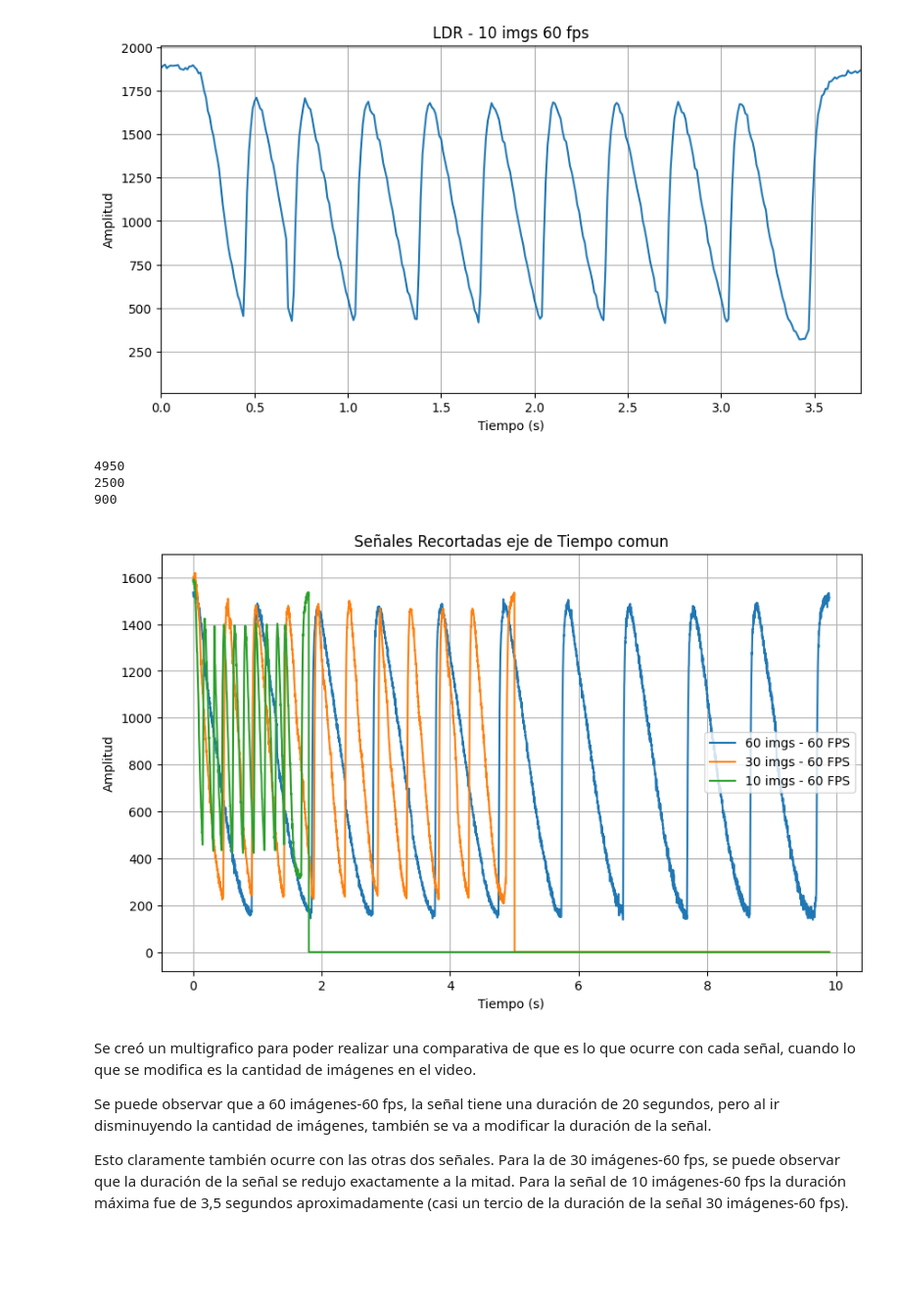
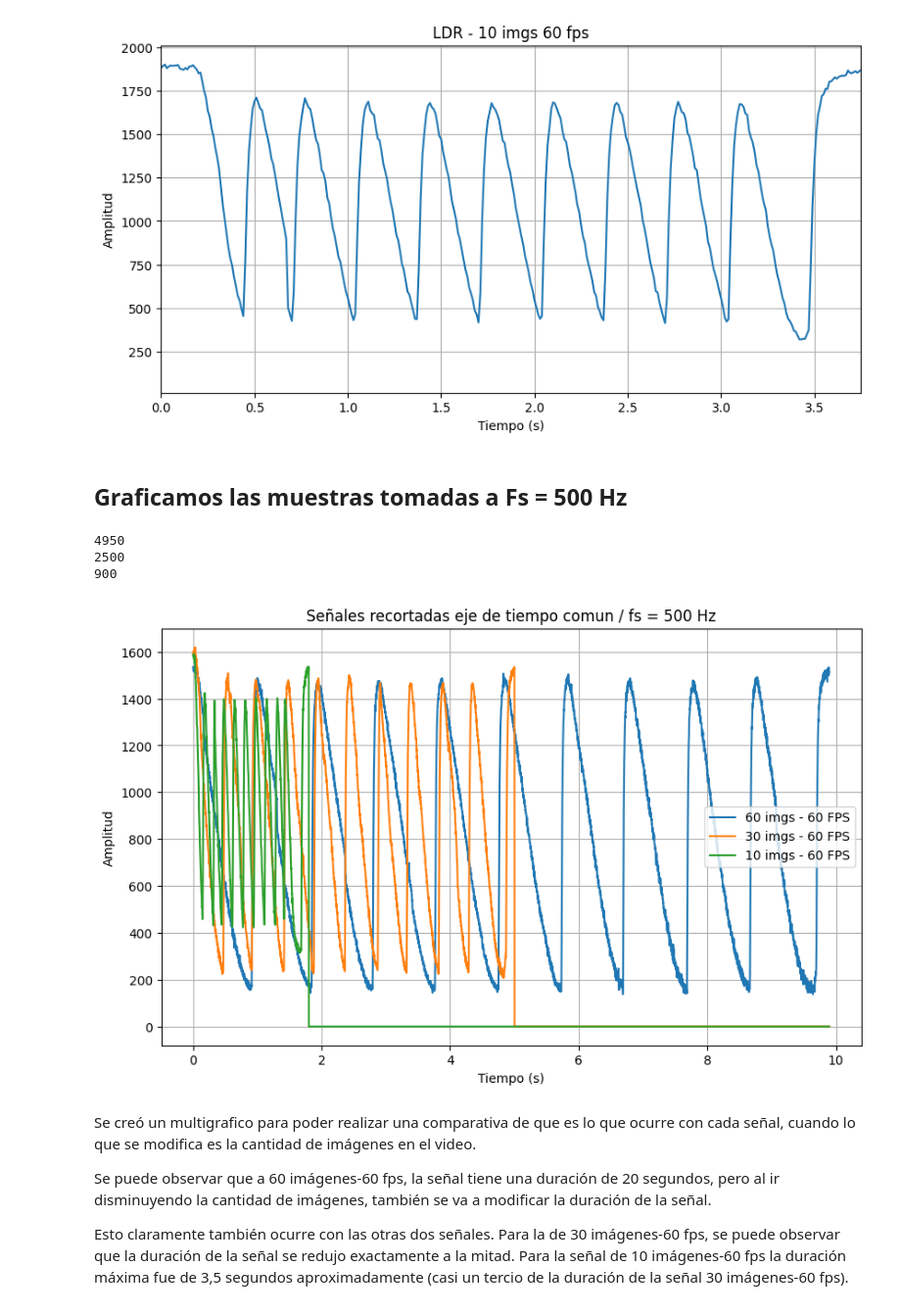
Before and after one commit to alex20022000/Signal_Processing_Project_Ciani-Dalle_Rive_Prieto, a Jupyter notebook: 01_Signal_Processing_Ciani+Dalle_Rive_Prieto.ipynb, the cells around one changed output. Shown at 98% size. Saved outputs shown, nothing was run; the diff lists cells and outputs as text; code cells hidden in the pictures; blank space fills up the shorter version.

```diff
--- a/01_Signal_Processing_Ciani+Dalle_Rive_Prieto.ipynb
+++ b/01_Signal_Processing_Ciani+Dalle_Rive_Prieto.ipynb
@@ -380,6 +353,8 @@ graficar_t_VS_muestras(t_acotado_5,
 [figure]
 [figure]
 [figure]
+# %% [markdown]
+## Graficamos las muestras tomadas a Fs = 500 Hz
 # %%
 # Seniales a utilizar
 seniales_utiles = [ldr_fs500Hz_60imgs_60fps, ldr_fs500Hz_30imgs_60fps, ldr_fs500Hz_10imgs_60fps]
@@ -423,35 +398,35 @@ print(len(seniales_utiles[2]))
 
 # Array de tiempos correspondientes a cada senial
 t = np.arange(0, len(seniales_utiles[2])*delta_t, delta_t)
 
 # Encontrar la senial que posee mayor longitud
 max_length = max(len(seniales_utiles[0]), len(seniales_utiles[1]), len(seniales_utiles[2]))
 
 # Rellenamos las señales más cortas con ceros
 seniales_utiles[0] = np.pad(seniales_utiles[0], (0, max_length - len(seniales_utiles[0])), 'constant')
 seniales_utiles[1] = np.pad(seniales_utiles[1], (0, max_length - len(seniales_utiles[1])), 'constant')
 seniales_utiles[2] = np.pad(seniales_utiles[2], (0, max_length - len(seniales_utiles[2])), 'constant')
 
 t = np.arange(0, max_length * delta_t, delta_t)
 
 # Graficar las señales en un solo gráfico
 plt.figure(figsize=(10, 6))
 plt.plot(t, seniales_utiles[0], label='60 imgs - 60 FPS')
 plt.plot(t, seniales_utiles[1], label='30 imgs - 60 FPS')
 plt.plot(t, seniales_utiles[2], label='10 imgs - 60 FPS')
 
 # Etiquetas y leyendas
-plt.title('Señales Recortadas eje de Tiempo comun')
+plt.title('Señales recortadas eje de tiempo comun / fs = 500 Hz')
 plt.xlabel('Tiempo (s)')
 plt.ylabel('Amplitud')
 plt.legend()
 plt.grid(True)
 plt.show()
 # %% [output]
 4950
 2500
 900
-[figure, old version]
+[figure, new version]
 # %% [markdown]
 Se creó un multigrafico para poder realizar una comparativa de que es lo que ocurre con cada señal, cuando lo que se modifica es la cantidad de imágenes en el video.
 
```
Also changed, not shown: parts of 8 cells of this notebook.
